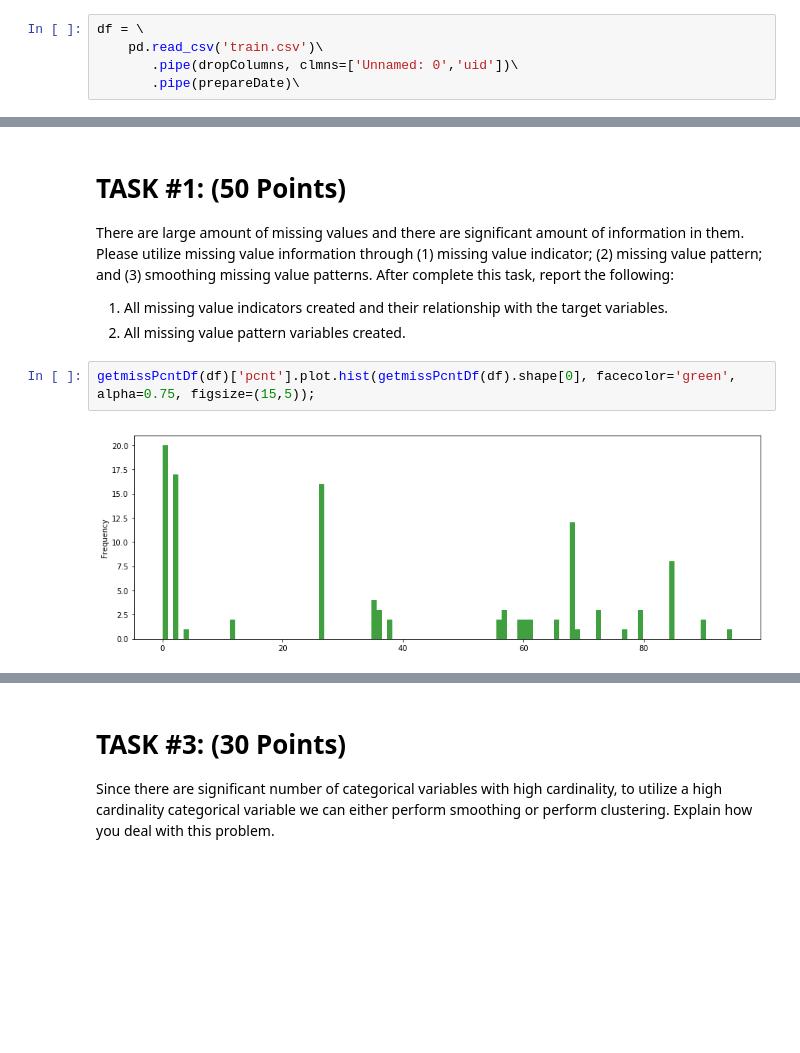
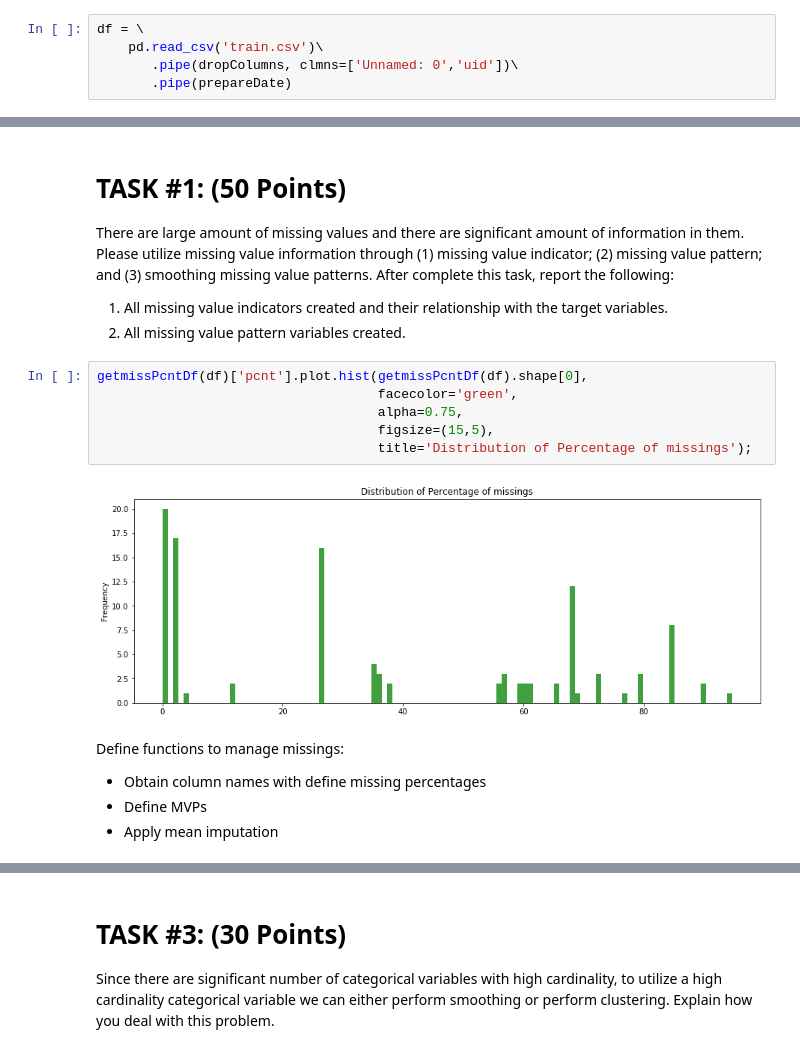
Before and after one commit to LMoros/STA6704, a Jupyter notebook: STA6704_LuisMoros_MidTerm.ipynb, the cells around one changed output, grey strips where cells are left out. Cells and saved outputs as stored; diff of their text form; blank space fills up the shorter version.

```diff
--- a/STA6704_LuisMoros_MidTerm.ipynb
+++ b/STA6704_LuisMoros_MidTerm.ipynb
@@ -57,4 +65,4 @@ def setEvent(df):
 df = \
     pd.read_csv('train.csv')\
        .pipe(dropColumns, clmns=['Unnamed: 0','uid'])\
-       .pipe(prepareDate)\
+       .pipe(prepareDate)
@@ -79,9 +91,18 @@ There are large amount of missing values and there are significant amount of inf
 1.	All missing value indicators created and their relationship with the target variables.
 2.	All missing value pattern variables created.
 # %%
-getmissPcntDf(df)['pcnt'].plot.hist(getmissPcntDf(df).shape[0], facecolor='green', alpha=0.75, figsize=(15,5));
+getmissPcntDf(df)['pcnt'].plot.hist(getmissPcntDf(df).shape[0],
+                                    facecolor='green',
+                                    alpha=0.75,
+                                    figsize=(15,5),
+                                    title='Distribution of Percentage of missings');
 # %% [output]
-[figure, old version]
+[figure, new version]
+# %% [markdown]
+Define functions to manage missings:
+- Obtain column names with define missing percentages
+- Define MVPs
+- Apply mean imputation
 # %%
 from bitarray import bitarray
 import struct
```
Also changed, not shown: parts of 51 cells of this notebook.
